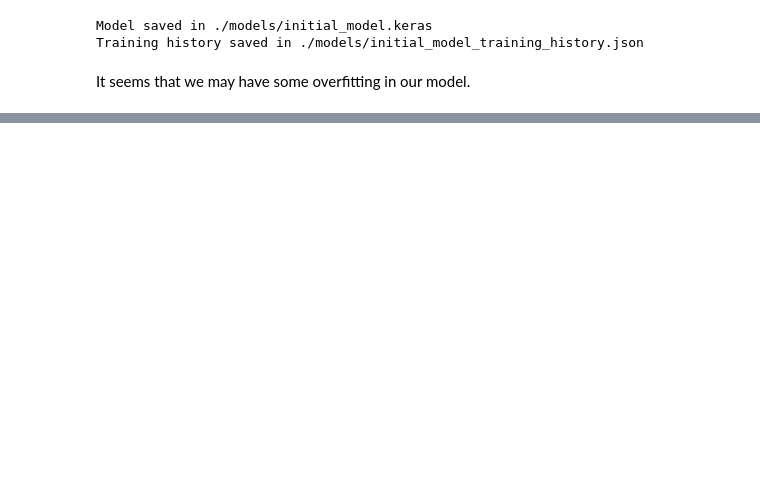
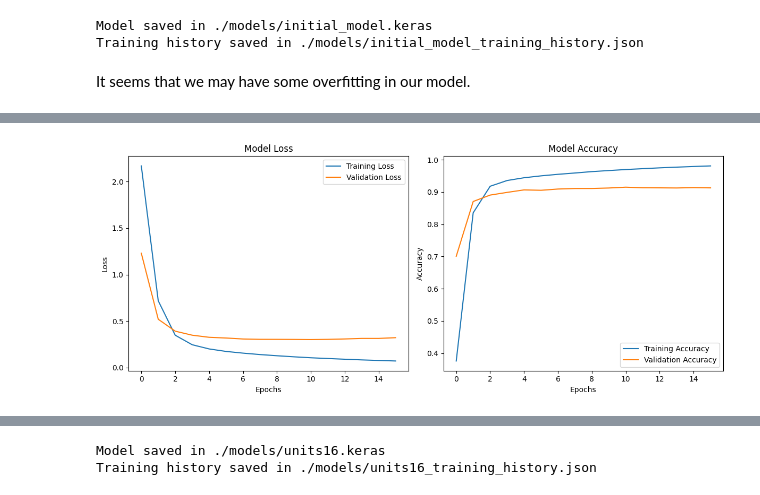
Before and after one commit to elipitav/P1_NLU_PoS_Tagger, a Jupyter notebook: tagger.ipynb, the cells around one changed output, grey strips where cells are left out. Drawn from its saved outputs; the diff is of its cells as text; code cells hidden in the pictures; blank space fills up the shorter version.

```diff
--- a/tagger.ipynb
+++ b/tagger.ipynb
@@ -224,0 +310,14 @@ It seems that we may have some overfitting in our model.
+# %%
+eng_tagger.build_model(
+    vocabulary_size = 10000,
+    units = 16,
+    output_dim = 50,
+    bidirectional = True
+)
+
+eng_tagger.train(
+    batch_size = 64,
+    optimizer = "adam",
+    loss="sparse_categorical_crossentropy",
+    metrics=["accuracy"]
+)
@@ -224,0 +343,5 @@ It seems that we may have some overfitting in our model.
+# %%
+eng_tagger.plot_training_history()
+eng_tagger.evaluate()
+# %% [output]
+[figure, added]
@@ -224,0 +349,5 @@ It seems that we may have some overfitting in our model.
+# %%
+eng_tagger.save_model(model_filename = "units16")
+# %% [output]
+Model saved in ./models/units16.keras
+Training history saved in ./models/units16_training_history.json
```
Also changed, not shown: parts of 37 cells of this notebook, 22 other files.
